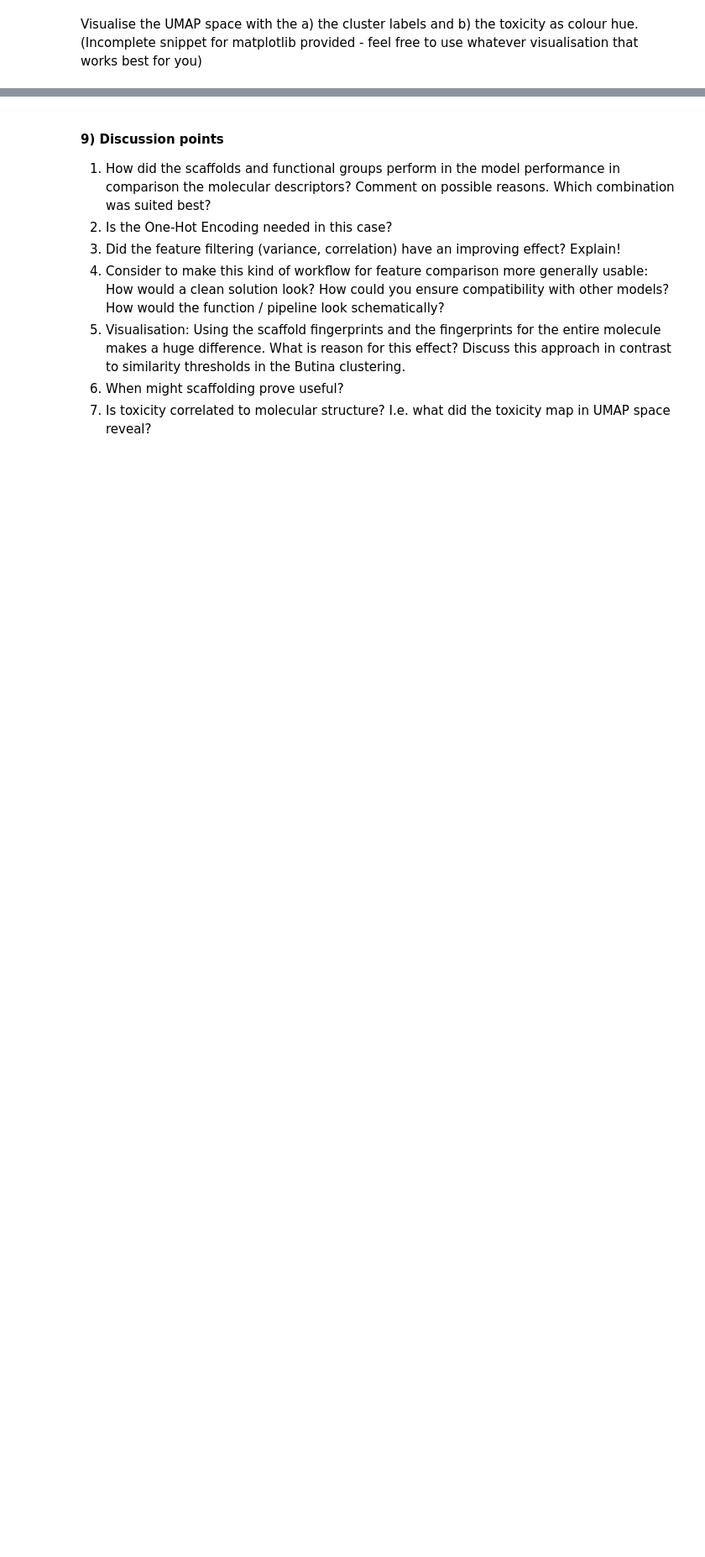
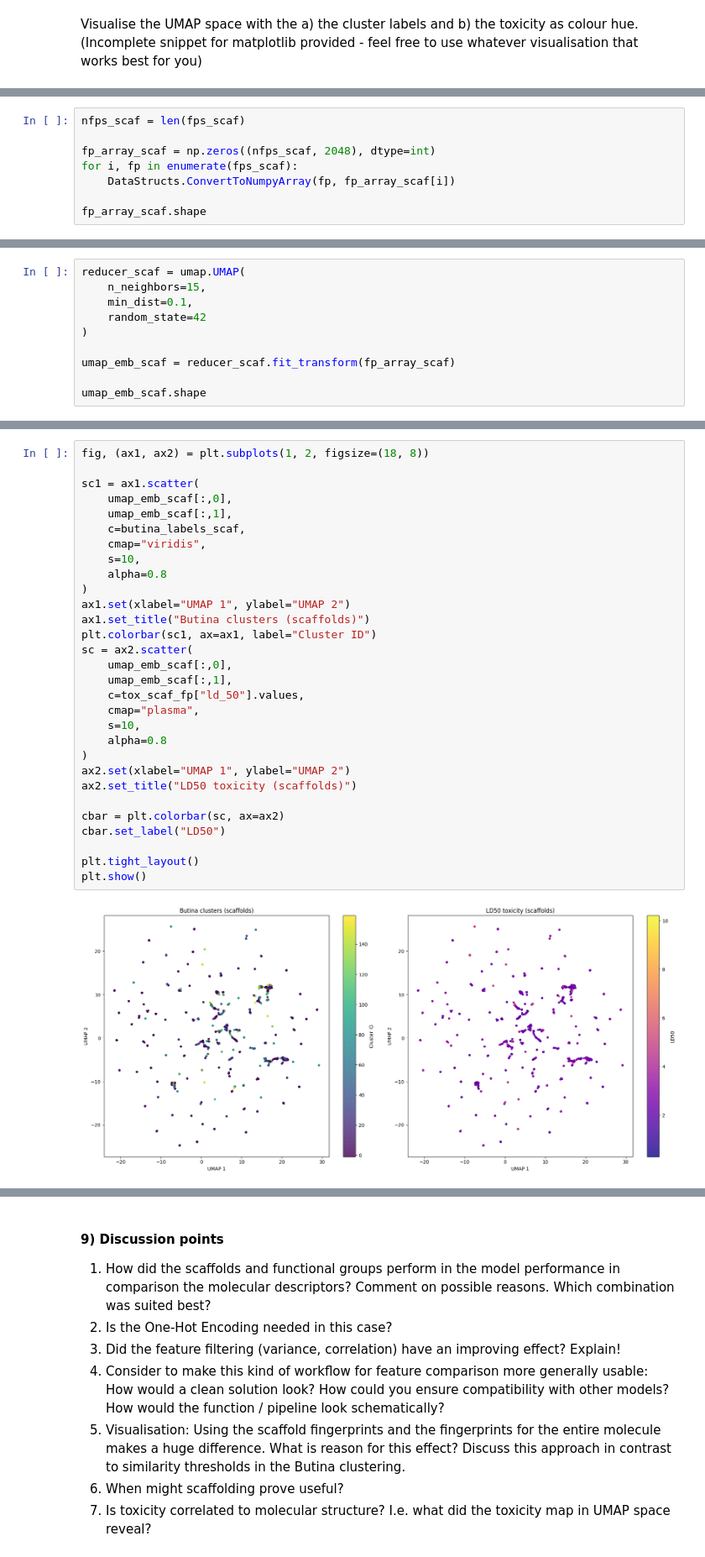
Before and after one commit to shim24/DSA104, a Jupyter notebook: assignments/assignment03/3_OHE_toxicity.ipynb, the cells around one changed output, grey strips where cells are left out. Shown at 84% size. Saved outputs shown, nothing was run; the diff lists cells and outputs as text; blank space fills up the shorter version.

```diff
--- a/assignments/assignment03/3_OHE_toxicity.ipynb
+++ b/assignments/assignment03/3_OHE_toxicity.ipynb
@@ -183,0 +451,8 @@ ax1.set_title("Butina clusters")
+# %%
+nfps_scaf = len(fps_scaf)
+
+fp_array_scaf = np.zeros((nfps_scaf, 2048), dtype=int)
+for i, fp in enumerate(fps_scaf):
+    DataStructs.ConvertToNumpyArray(fp, fp_array_scaf[i])
+
+fp_array_scaf.shape
@@ -183,0 +498,10 @@ ax1.set_title("Butina clusters")
+# %%
+reducer_scaf = umap.UMAP(
+    n_neighbors=15,
+    min_dist=0.1,
+    random_state=42
+)
+
+umap_emb_scaf = reducer_scaf.fit_transform(fp_array_scaf)
+
+umap_emb_scaf.shape
@@ -183,0 +510,32 @@ ax1.set_title("Butina clusters")
+# %%
+fig, (ax1, ax2) = plt.subplots(1, 2, figsize=(18, 8))
+
+sc1 = ax1.scatter(
+    umap_emb_scaf[:,0],
+    umap_emb_scaf[:,1],
+    c=butina_labels_scaf,
+    cmap="viridis",
+    s=10,
+    alpha=0.8
+)
+ax1.set(xlabel="UMAP 1", ylabel="UMAP 2")
+ax1.set_title("Butina clusters (scaffolds)")
+plt.colorbar(sc1, ax=ax1, label="Cluster ID")
+sc = ax2.scatter(
+    umap_emb_scaf[:,0],
+    umap_emb_scaf[:,1],
+    c=tox_scaf_fp["ld_50"].values,
+    cmap="plasma",
+    s=10,
+    alpha=0.8
+)
+ax2.set(xlabel="UMAP 1", ylabel="UMAP 2")
+ax2.set_title("LD50 toxicity (scaffolds)")
+
+cbar = plt.colorbar(sc, ax=ax2)
+cbar.set_label("LD50")
+
+plt.tight_layout()
+plt.show()
+# %% [output]
+[figure, added]
```
Also changed, not shown: parts of 44 cells of this notebook.
